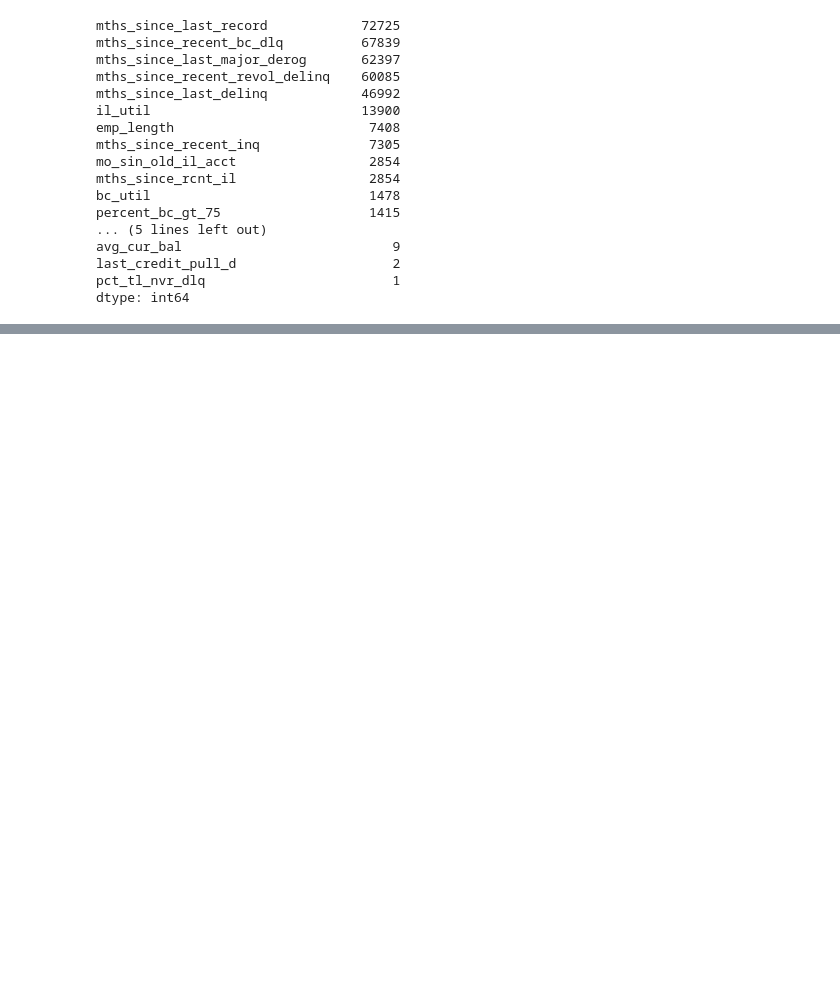
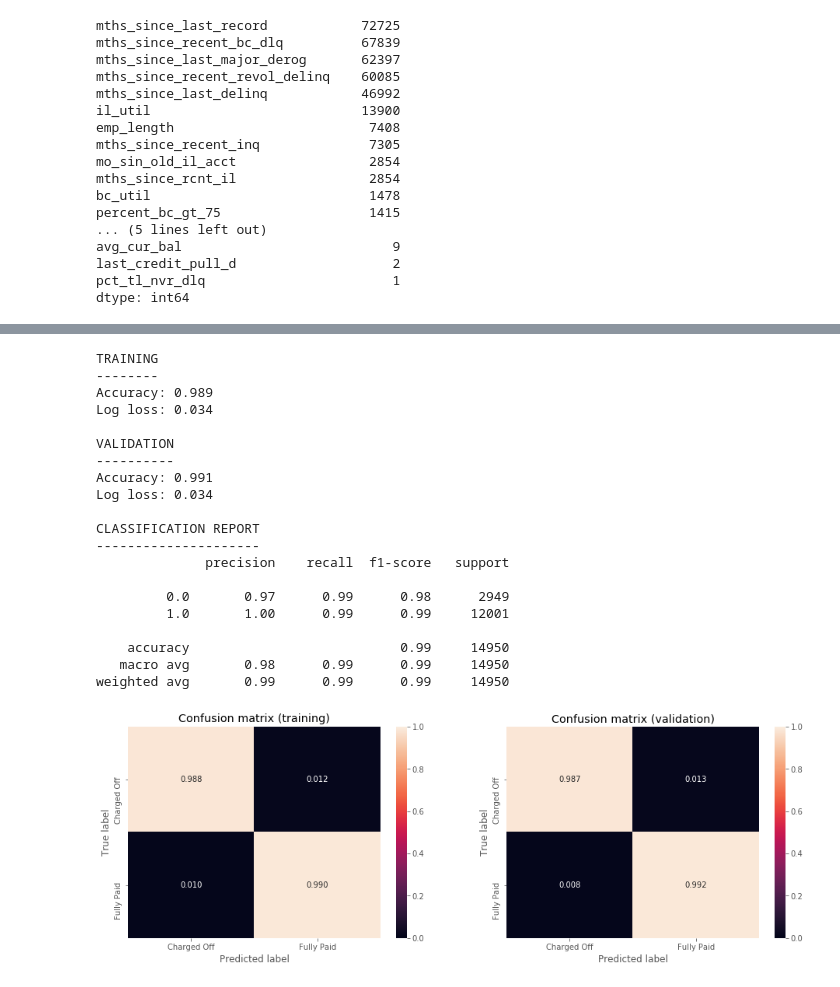
Before and after one commit to zegheim/datagrasp, a Jupyter notebook: DataGrasp Coding Challenge.ipynb, the cells around one changed output, grey strips where cells are left out. Saved outputs shown, nothing was run; the diff lists cells and outputs as text; code cells hidden in the pictures; blank space fills up the shorter version.

```diff
--- a/DataGrasp Coding Challenge.ipynb
+++ b/DataGrasp Coding Challenge.ipynb
@@ -495,0 +618,3 @@ dtype: int64
+# %%
+adasyn = ADASYN(sampling_strategy=1.0, random_state=0, n_jobs=-1)
+X_tr, y_tr = adasyn.fit_resample(X_tr, y_tr)
@@ -495,0 +704,3 @@ dtype: int64
+# %%
+lr = LogisticRegression(solver='lbfgs', max_iter=500, random_state=0)
+lr.fit(X_tr, y_tr)
@@ -495,0 +720,39 @@ dtype: int64
+# %%
+# Report classification accuracy and log loss score on both training / validation set
+print('TRAINING\n--------')
+print('Accuracy: {:.3f}'.format(accuracy_score(y_tr, lr.predict(X_tr))))
+print('Log loss: {:.3f}'.format(log_loss(y_tr, lr.predict_proba(X_tr))))
+print('\nVALIDATION\n----------')
+print('Accuracy: {:.3f}'.format(accuracy_score(y_val, lr.predict(X_val))))
+print('Log loss: {:.3f}'.format(log_loss(y_val, lr.predict_proba(X_val))))
+print('\nCLASSIFICATION REPORT\n---------------------')
+print(classification_report(y_val, lr.predict(X_val)))
+
+# Visualise the errors
+_, ax = plt.subplots(1, 2, figsize=(16, 5))
+cm_tr = confusion_matrix(y_tr, lr.predict(X_tr))
+cm_val = confusion_matrix(y_val, lr.predict(X_val))
+plot_confusion_matrix(cm_tr, classes=['Charged Off', 'Fully Paid'], ax=ax[0], title='Confusion matrix (training)')
+plot_confusion_matrix(cm_val, classes=['Charged Off', 'Fully Paid'], ax=ax[1], title='Confusion matrix (validation)')
+# %% [output]
+TRAINING
+--------
+Accuracy: 0.989
+Log loss: 0.034
+
+VALIDATION
+----------
+Accuracy: 0.991
+Log loss: 0.034
+
+CLASSIFICATION REPORT
+---------------------
+              precision    recall  f1-score   support
+
+         0.0       0.97      0.99      0.98      2949
+         1.0       1.00      0.99      0.99     12001
+
+    accuracy                           0.99     14950
+   macro avg       0.98      0.99      0.99     14950
+weighted avg       0.99      0.99      0.99     14950
+[figure, added]
```
Also changed, not shown: parts of 48 cells of this notebook.
